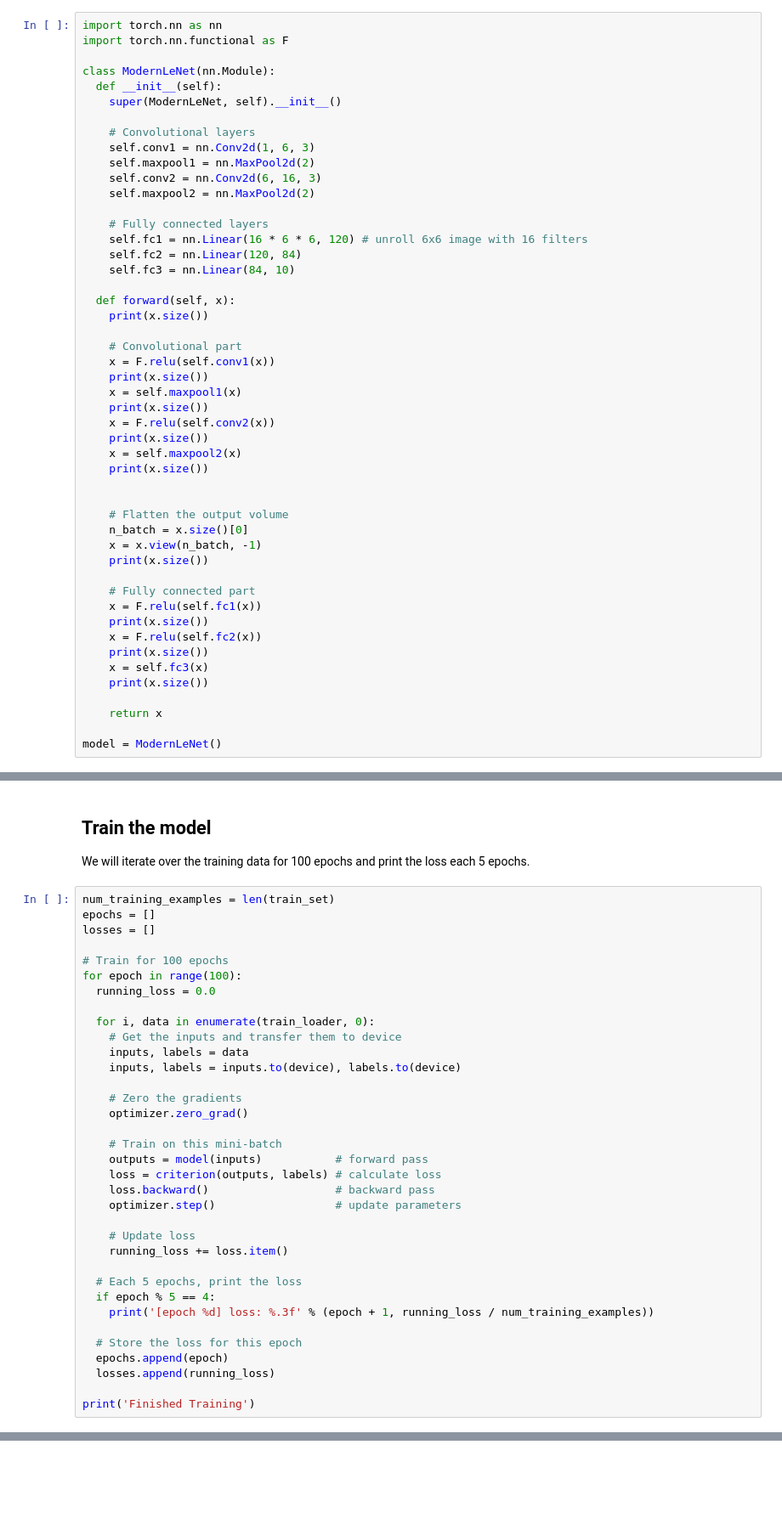
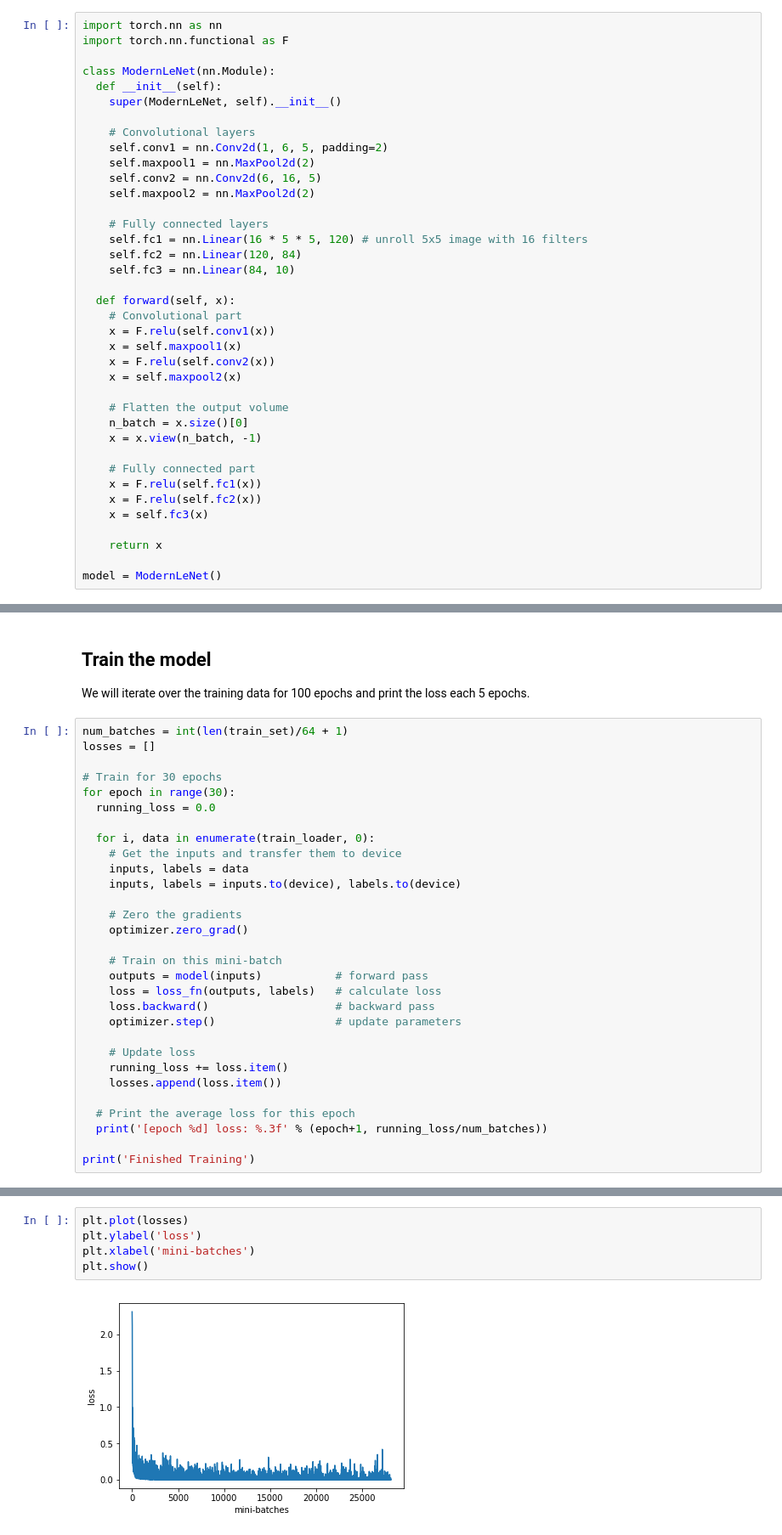
Before and after one commit to mmcenta/le-net-beginner, a Jupyter notebook: notebooks/torch.ipynb, the cells around one changed output, grey strips where cells are left out. Shown: that part at 85% size. Cells and saved outputs as stored; diff of their text form; blank space fills up the shorter version.

```diff
--- a/notebooks/torch.ipynb
+++ b/notebooks/torch.ipynb
@@ -76,42 +87,31 @@ class ModernLeNet(nn.Module):
     super(ModernLeNet, self).__init__()
 
     # Convolutional layers
-    self.conv1 = nn.Conv2d(1, 6, 3)
+    self.conv1 = nn.Conv2d(1, 6, 5, padding=2)
     self.maxpool1 = nn.MaxPool2d(2)
-    self.conv2 = nn.Conv2d(6, 16, 3)
+    self.conv2 = nn.Conv2d(6, 16, 5)
     self.maxpool2 = nn.MaxPool2d(2)
 
     # Fully connected layers
-    self.fc1 = nn.Linear(16 * 6 * 6, 120) # unroll 6x6 image with 16 filters
+    self.fc1 = nn.Linear(16 * 5 * 5, 120) # unroll 5x5 image with 16 filters
     self.fc2 = nn.Linear(120, 84)
     self.fc3 = nn.Linear(84, 10)
 
   def forward(self, x):
-    print(x.size())
-
     # Convolutional part
     x = F.relu(self.conv1(x))
-    print(x.size())
     x = self.maxpool1(x)
-    print(x.size())
     x = F.relu(self.conv2(x))
-    print(x.size())
     x = self.maxpool2(x)
-    print(x.size())
-
 
     # Flatten the output volume
     n_batch = x.size()[0]
     x = x.view(n_batch, -1)
-    print(x.size())
 
     # Fully connected part
     x = F.relu(self.fc1(x))
-    print(x.size())
     x = F.relu(self.fc2(x))
-    print(x.size())
     x = self.fc3(x)
-    print(x.size())
 
     return x
 
@@ -140,12 +140,11 @@ optimizer = optim.Adam(model.parameters())
 
 We will iterate over the training data for 100 epochs and print the loss each 5 epochs.
 # %%
-num_training_examples = len(train_set)
-epochs = []
+num_batches = int(len(train_set)/64 + 1)
 losses = []
 
-# Train for 100 epochs
-for epoch in range(100):
+# Train for 30 epochs
+for epoch in range(30):
   running_loss = 0.0
 
   for i, data in enumerate(train_loader, 0):
@@ -158,20 +157,16 @@ for epoch in range(100):
 
     # Train on this mini-batch
     outputs = model(inputs)           # forward pass
-    loss = criterion(outputs, labels) # calculate loss
+    loss = loss_fn(outputs, labels)   # calculate loss
     loss.backward()                   # backward pass
     optimizer.step()                  # update parameters
 
     # Update loss
     running_loss += loss.item()
+    losses.append(loss.item())
 
-  # Each 5 epochs, print the loss
-  if epoch % 5 == 4:
-    print('[epoch %d] loss: %.3f' % (epoch + 1, running_loss / num_training_examples))
-
-  # Store the loss for this epoch
-  epochs.append(epoch)
-  losses.append(running_loss)
+  # Print the average loss for this epoch
+  print('[epoch %d] loss: %.3f' % (epoch+1, running_loss/num_batches))
 
 print('Finished Training')
 # %% [output]
@@ -184,0 +192,7 @@ RuntimeError: ignored
+# %%
+plt.plot(losses)
+plt.ylabel('loss')
+plt.xlabel('mini-batches')
+plt.show()
+# %% [output]
+[figure, added]
```
Also changed, not shown: parts of 18 cells of this notebook.
